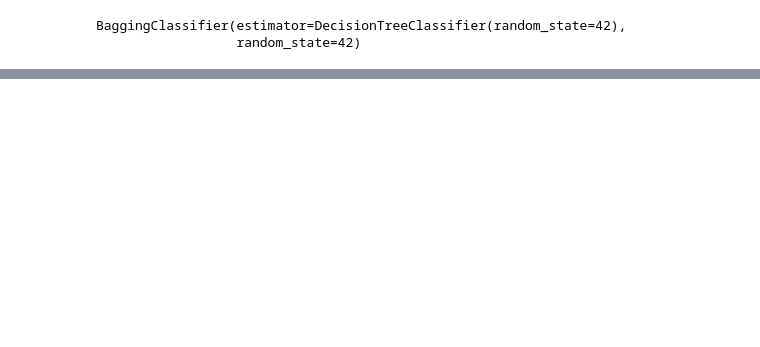
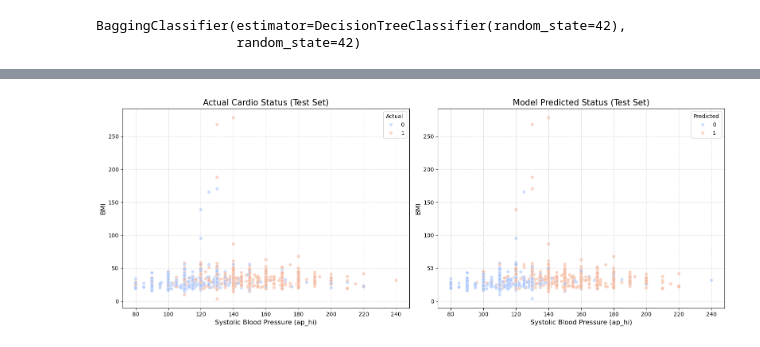
Before and after one commit to S1226M/Engineering_Programs, a Jupyter notebook: Sem-6/MLDL/Cardiovascular Disease/Training.ipynb, the cells around one changed output, grey strips where cells are left out. Drawn from its saved outputs; the diff is of its cells as text; code cells hidden in the pictures; blank space fills up the shorter version.

Commit message:
MLDL Model Code added

```diff
--- a/Sem-6/MLDL/Cardiovascular Disease/Training.ipynb
+++ b/Sem-6/MLDL/Cardiovascular Disease/Training.ipynb
@@ -63,0 +68,34 @@ Accuracy(%): 70.57%
+# %%
+import matplotlib.pyplot as plt
+import seaborn as sns
+
+# 1. Create a temporary DataFrame for plotting from your test sets
+plot_df = X_test.copy()
+plot_df['Actual'] = y_test.values
+plot_df['Predicted'] = y_pred
+
+# 2. Set up the figure with two subplots
+plt.figure(figsize=(16, 6))
+
+# Plot 1: Actual Labels
+plt.subplot(1, 2, 1)
+sns.scatterplot(data=plot_df, x='ap_hi', y='bmi', hue='Actual',
+                palette='coolwarm', alpha=0.6)
+plt.title('Actual Cardio Status (Test Set)', fontsize=15)
+plt.xlabel('Systolic Blood Pressure (ap_hi)', fontsize=12)
+plt.ylabel('BMI', fontsize=12)
+plt.grid(True, linestyle='--', alpha=0.5)
+
+# Plot 2: Model Predictions
+plt.subplot(1, 2, 2)
+sns.scatterplot(data=plot_df, x='ap_hi', y='bmi', hue='Predicted',
+                palette='coolwarm', alpha=0.6)
+plt.title('Model Predicted Status (Test Set)', fontsize=15)
+plt.xlabel('Systolic Blood Pressure (ap_hi)', fontsize=12)
+plt.ylabel('BMI', fontsize=12)
+plt.grid(True, linestyle='--', alpha=0.5)
+
+plt.tight_layout()
+plt.show()
+# %% [output]
+[figure, added]
```
Also changed, not shown: parts of 4 cells of this notebook, 16 other files.
